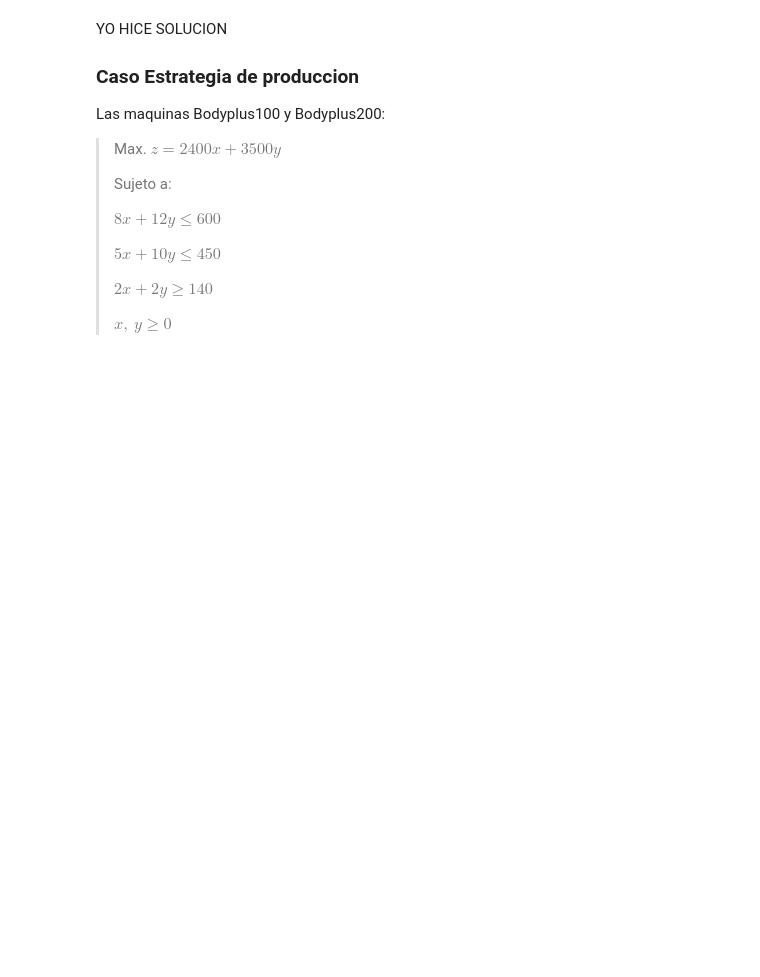
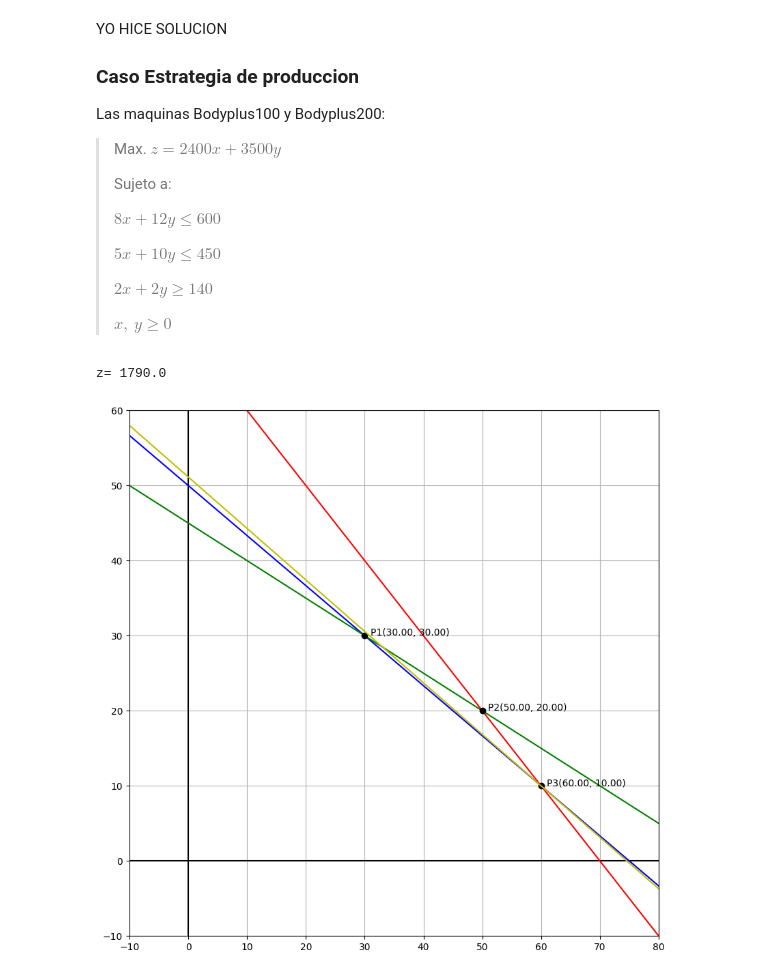
Before and after one commit to Miguelofo100/estrategia.produccion, a Jupyter notebook: METODO_GRAFICO.ipynb, the cells around one changed output. Saved outputs shown, nothing was run; the diff lists cells and outputs as text; code cells hidden in the pictures; blank space fills up the shorter version.

```diff
--- a/METODO_GRAFICO.ipynb
+++ b/METODO_GRAFICO.ipynb
@@ -123,14 +123,14 @@ import numpy as np
 # %%
 #Configura los ejes
 
-x_min = -5
-x_max = 25
-y_min = -5
-y_max = 25
-div_x = int((x_max - x_min)/5 + 1)
-div_y = int((y_max - y_min)/5 + 1)
+x_min = -10
+x_max = 80
+y_min = -10
+y_max = 60
+div_x = int((x_max - x_min)/10 + 1)
+div_y = int((y_max - y_min)/10 + 1)
 
-fig = plt.figure(figsize=(7, 7))
+fig = plt.figure(figsize=(10, 10))
 ax = fig.add_subplot()
 
 ax.set_xlim(x_min, x_max)
@@ -147,56 +147,59 @@ plt.vlines(x=0, ymin=y_min, ymax=y_max, colors="k")
 
 x = np.linspace(x_min, x_max, 100)
 
 #Grafica de las restricciones
 
-#y1 = (480 - 30*x)/25
-#ax.plot(x, y1, color="b")
+y1 = (600 - 8*x)/12
+ax.plot(x, y1, color="b")
 
-#y2 = (48 - 2*x)/3
-#ax.plot(x, y2, color="g")
+y2 = (450 - 5*x)/10
+ax.plot(x, y2, color="g")
 
-#y3 = (148 - 30*x)/8
-#ax.plot(x, y3, color="r")
+y3 = (140 - 2*x)/2
+ax.plot(x, y3, color="r")
 
 #y4 = (3 - x)/-4
 #ax.plot(x, y4, color="c")
 
 #y5 = (10 - x)/1.5
 #ax.plot(x, y5, color="m")
 
-#A1 = np.array([[2., 3], [30, 8]])
-#b1 = np.array([48, 148])
-#[x1, y1] = np.linalg.solve(A1, b1)
-#ax.plot(x1, y1, "o", color="k")
-#ax.text(x1 + 1, y1, "P1({:.2f}, {:.2f})".format(x1, y1))
+A1 = np.array([[5., 10], [8, 12]])
+b1 = np.array([450, 600])
+[x1, y1] = np.linalg.solve(A1, b1)
+ax.plot(x1, y1, "o", color="k")
+ax.text(x1 + 1, y1, "P1({:.2f}, {:.2f})".format(x1, y1))
 
-#A2 = np.array([[30, 25.], [2, 3]])
-#b2 = np.array([480, 48])
-#[x2, y2] = np.linalg.solve(A2, b2)
-#ax.plot(x2, y2, "o", color="k")
-#ax.text(x2 + 1, y2, "P2({:.2f}, {:.2f})".format(x2, y2))
+A2 = np.array([[5,  10], [2, 2]])
+b2 = np.array([450, 140])
+[x2, y2] = np.linalg.solve(A2, b2)
+ax.plot(x2, y2, "o", color="k")
+ax.text(x2 + 1, y2, "P2({:.2f}, {:.2f})".format(x2, y2))
 
-#A3 = np.array([[30, 25.], [1, -4]])
-#b3 = np.array([480, 3])
-#[x3, y3] = np.linalg.solve(A3, b3)
-#ax.plot(x3, y3, "o", color="k")
-#ax.text(x3 + 1, y3, "P3({:.2f}, {:.2f})".format(x3, y3))
+A3 = np.array([[2, 2], [8, 12]])
+b3 = np.array([140, 600])
+[x3, y3] = np.linalg.solve(A3, b3)
+ax.plot(x3, y3, "o", color="k")
+ax.text(x3 + 1, y3, "P3({:.2f}, {:.2f})".format(x3, y3))
 
 #A4 = np.array([[1, 1.5], [1, -4]])
 #b4 = np.array([10, 3])
 #[x4, y4] = np.linalg.solve(A4, b4)
 #ax.plot(x4, y4, "o", color="k")
 #ax.text(x4 + 1, y4, "P4({:.2f}, {:.2f})".format(x4, y4))
 
 #A5 = np.array([[1, 1.5], [30, 8]])
 #b5 = np.array([10, 148])
 #[x5, y5] = np.linalg.solve(A5, b5)
 #ax.plot(x5, y5, "o", color="k")
 #ax.text(x5 + 1, y5, "P5({:.2f}, {:.2f})".format(x5, y5))
 
-#z = 8*x3 + 3*y3
-#print("z=", z)
-#y_z = (z - 8*x)/3
-#ax.plot(x, y_z, color="y")
+z = 24*x3 + 35*y3
+print("z=", z)
+y_z = (z - 24*x)/35
+ax.plot(x, y_z, color="y")
 
-#plt.show()
+plt.show()
+# %% [output]
+z= 1790.0
+[figure, added]
```
Also changed, not shown: parts of 2 cells of this notebook.
